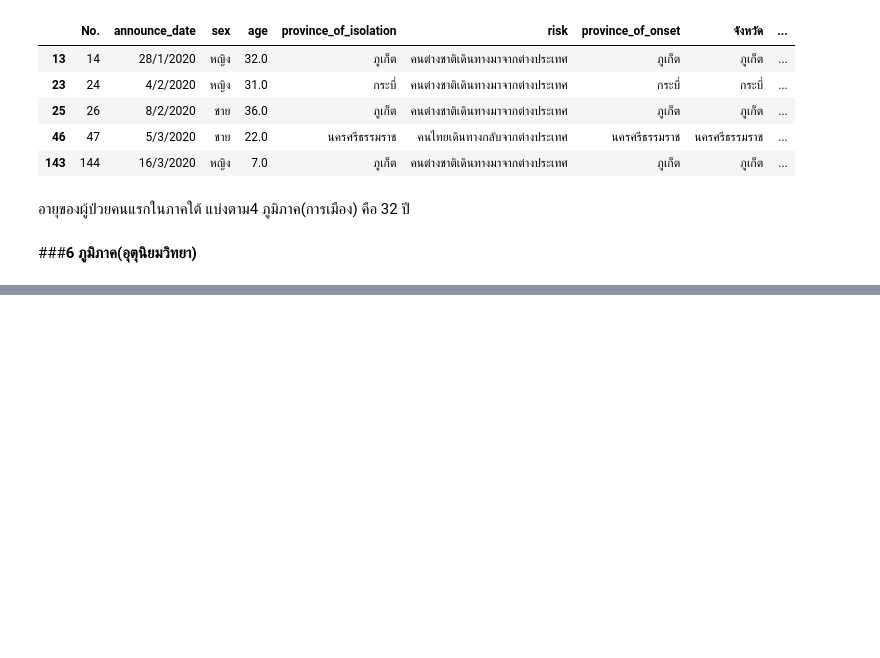
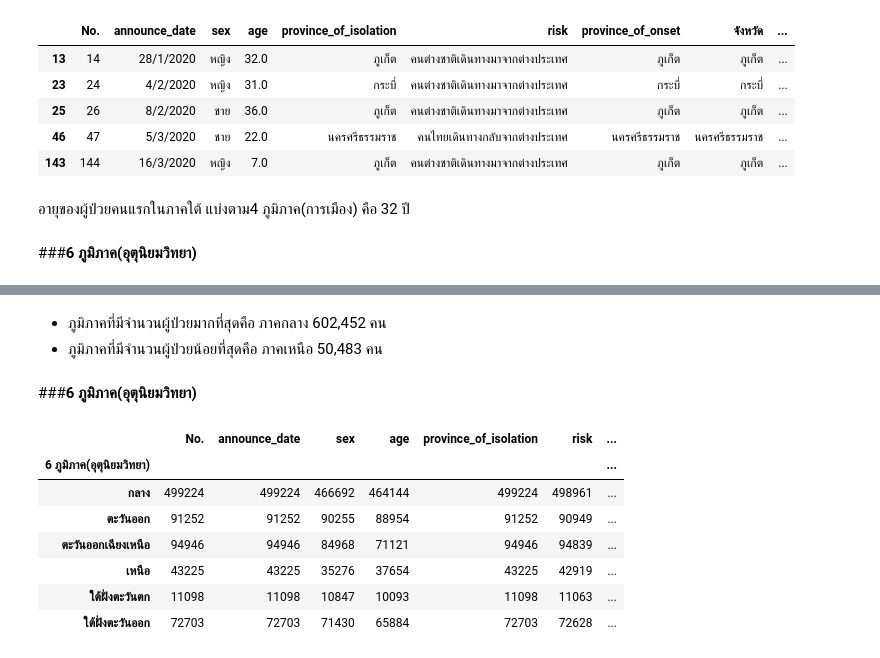
Before and after one commit to gameaphiwat/data_viz_2022, a Jupyter notebook: ProjectMidterm.ipynb, the cells around one changed output, grey strips where cells are left out. Cells and saved outputs as stored; diff of their text form; code cells hidden in the pictures; blank space fills up the shorter version.

```diff
--- a/ProjectMidterm.ipynb
+++ b/ProjectMidterm.ipynb
@@ -302,0 +466,16 @@ region.head()
+# %% [markdown]
+- ภูมิภาคที่มีจำนวนผู้ป่วยมากที่สุดคือ ภาคกลาง 602,452 คน
+- ภูมิภาคที่มีจำนวนผู้ป่วยน้อยที่สุดคือ ภาคเหนือ 50,483 คน
+# %% [markdown]
+###**6 ภูมิภาค(อุตุนิยมวิทยา)**
+# %%
+data_f.groupby('6 ภูมิภาค(อุตุนิยมวิทยา)').count()
+# %% [output]
+|  | No. | announce_date | sex | age | province_of_isolation | risk | ... |
+| 6 ภูมิภาค(อุตุนิยมวิทยา) |  |  |  |  |  |  | ... |
+| กลาง | 499224 | 499224 | 466692 | 464144 | 499224 | 498961 | ... |
+| ตะวันออก | 91252 | 91252 | 90255 | 88954 | 91252 | 90949 | ... |
+| ตะวันออกเฉียงเหนือ | 94946 | 94946 | 84968 | 71121 | 94946 | 94839 | ... |
+| เหนือ | 43225 | 43225 | 35276 | 37654 | 43225 | 42919 | ... |
+| ใต้ฝั่งตะวันตก | 11098 | 11098 | 10847 | 10093 | 11098 | 11063 | ... |
+| ใต้ฝั่งตะวันออก | 72703 | 72703 | 71430 | 65884 | 72703 | 72628 | ... |
```
Also changed, not shown: parts of 51 cells of this notebook.
